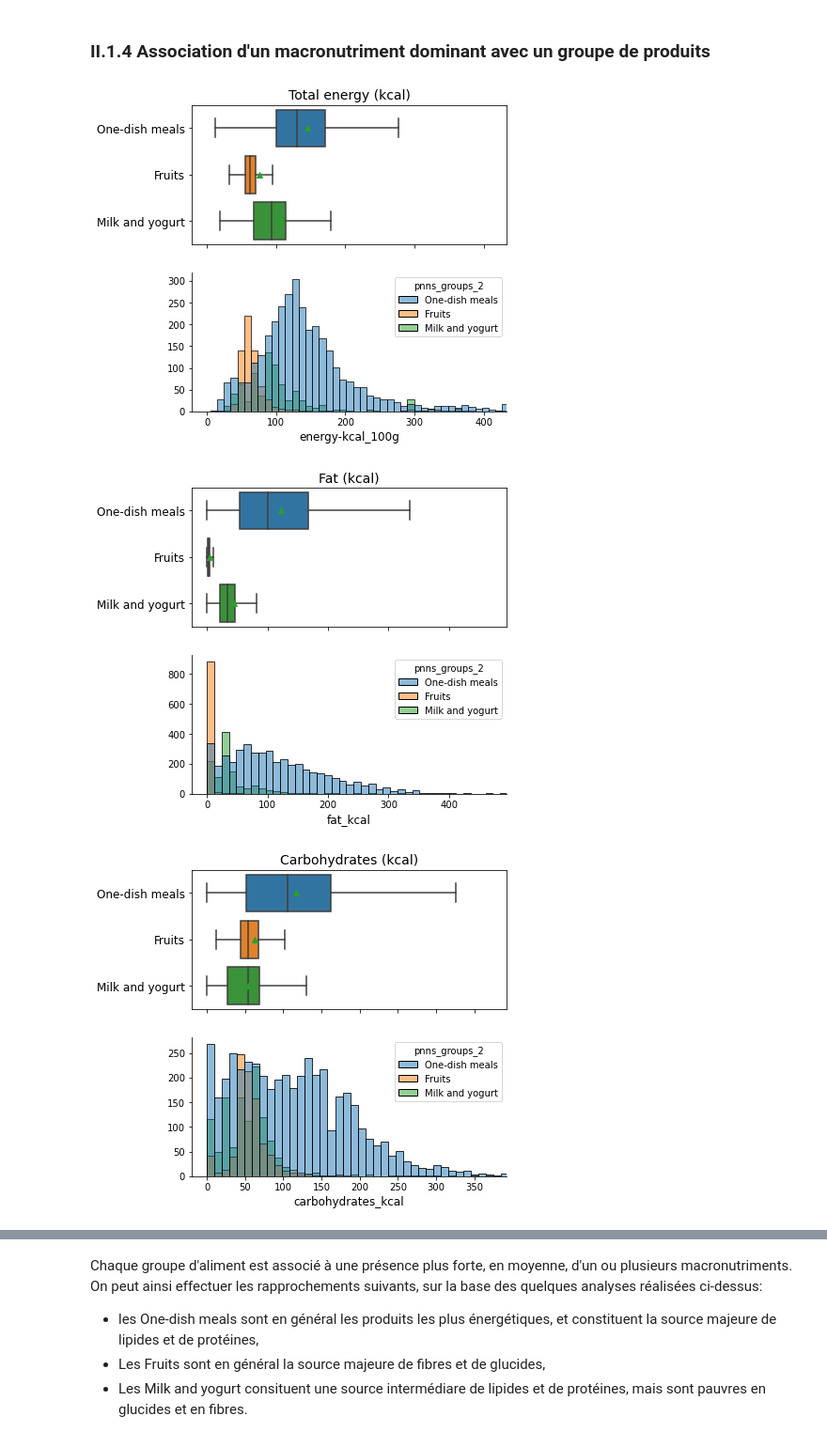
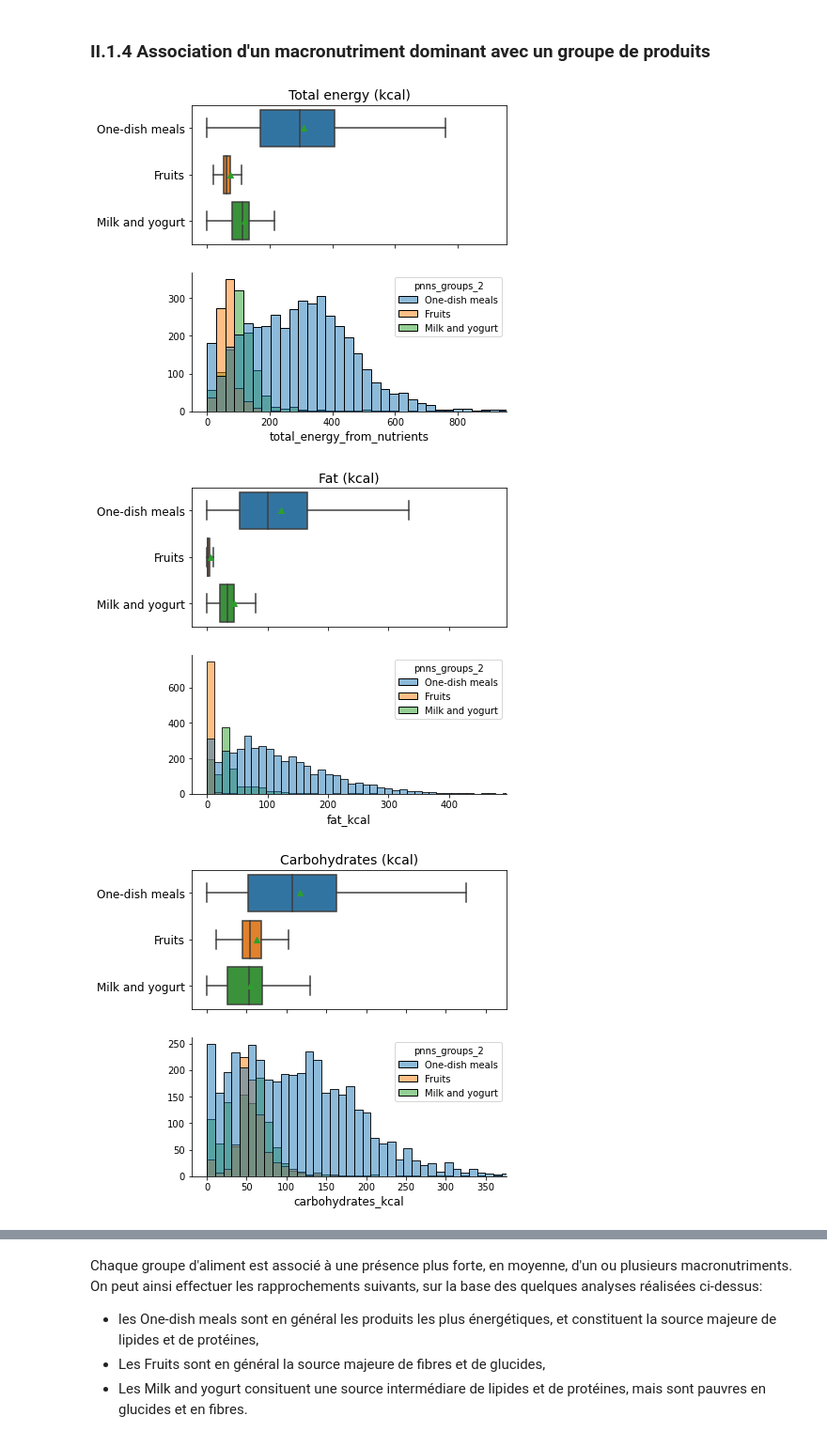
Before and after one commit to OlivierLegrand/P7, a Jupyter notebook: P3/PSanté_notebookpresentation.ipynb, the cells around one changed output, grey strips where cells are left out. Shown at 94% size. Saved outputs shown, nothing was run; the diff lists cells and outputs as text; code cells hidden in the pictures.

```diff
--- a/P3/PSanté_notebookpresentation.ipynb
+++ b/P3/PSanté_notebookpresentation.ipynb
@@ -514,7 +441,7 @@ sns.scatterplot(x="energy-kcal_100g", y="total_energy_from_nutrients", data=df1_
 # %% [markdown]
 # II Analyse exploratoire
 # %%
-df1 = pd.read_csv("./df1_clean_nomissing.csv", )
+df1 = pd.read_csv("./df1_nomissing.csv")
 # %% [markdown]
 ## II.1 Répartitions typiques de l'énergie et des macronutriments
 # %% [markdown]
@@ -544,5 +493,6 @@ On a clairement un outlier ici, d'énergie > 3500 kcal environ. On l'exclu du da
 # %%
-df1.drop(index=df1.total_energy_from_nutrients.idxmax(), inplace=True)
+outlier = df1.fat_kcal.idxmax()
+df1.drop(index=outlier, inplace=True)
 
 ax=df1[["fat_kcal",
    "carbohydrates_kcal",
@@ -728,8 +678,8 @@ Le contenu moyen est très proche des valeurs recommandées, mais on peut déjà
 # %% [markdown]
 ### II.1.4 Association d'un macronutriment dominant avec un groupe de produits
 # %%
-nutricols = ["energy-kcal_100g", "fat_kcal", "carbohydrates_kcal", "proteins_kcal"]
-titles = {"energy-kcal_100g": "Total energy (kcal)",
+nutricols = ["total_energy_from_nutrients", "fat_kcal", "carbohydrates_kcal", "proteins_kcal"]
+titles = {"total_energy_from_nutrients": "Total energy (kcal)",
           "fat_kcal": "Fat (kcal)",
           "carbohydrates_kcal": "Carbohydrates (kcal)",
           "proteins_kcal": "Proteins (kcal)"
@@ -740,33 +690,33 @@ for c in nutricols:
     fig, (ax1, ax2) = plt.subplots(nrows=2, figsize=(6, 6), sharex=True)
     sns.boxplot(x=c,
                 y="pnns_groups_2",
                 data=df1,
                 showfliers=False,
                 showmeans=True,
                 #palette="viridis",
                 ax=ax1)
     ax1.set_xlabel("")
     ax1.set_ylabel("")
     ax1.tick_params(axis='y', labelsize=12)
     #ax1.set_yticklabels(ax1.get_yticklabels(), fontsize=12)
     ax1.set_xlim([-q/20, q])
     ax1.set_title(titles[c], fontsize=14)
 
     sns.histplot(x=c,
                  data=df1,
                  hue="pnns_groups_2",
                  ax=ax2
             )
     ax2.set_xlim([-q/20, q])
     ax2.set_xlabel(ax2.get_xlabel(), fontsize=12)
     ax1.tick_params(axis='x', labelsize=12)
     #ax2.set_xticklabels(ax2.get_xticklabels(), fontsize=12)
     ax2.set_ylabel("")
     #ax2.set_yticklabels(ax2.get_yticklabels(), fontsize=10)
     sns.despine(ax=ax2)
     plt.tight_layout
     plt.show()
 # %% [output]
-[figure, old version]
+[figure, new version]
-[figure, old version]
+[figure, new version]
-[figure, old version]
+[figure, new version]
```
Also changed, not shown: parts of 47 cells of this notebook.
